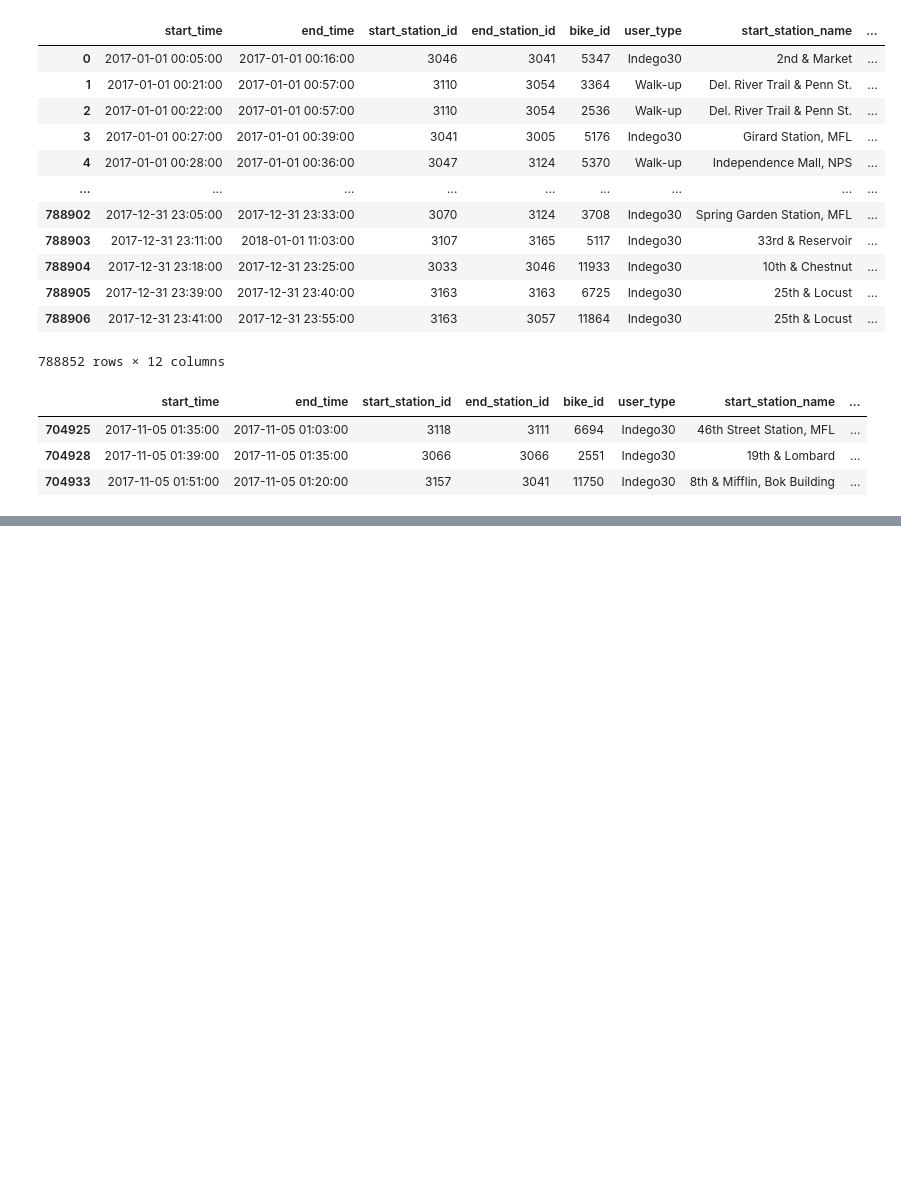
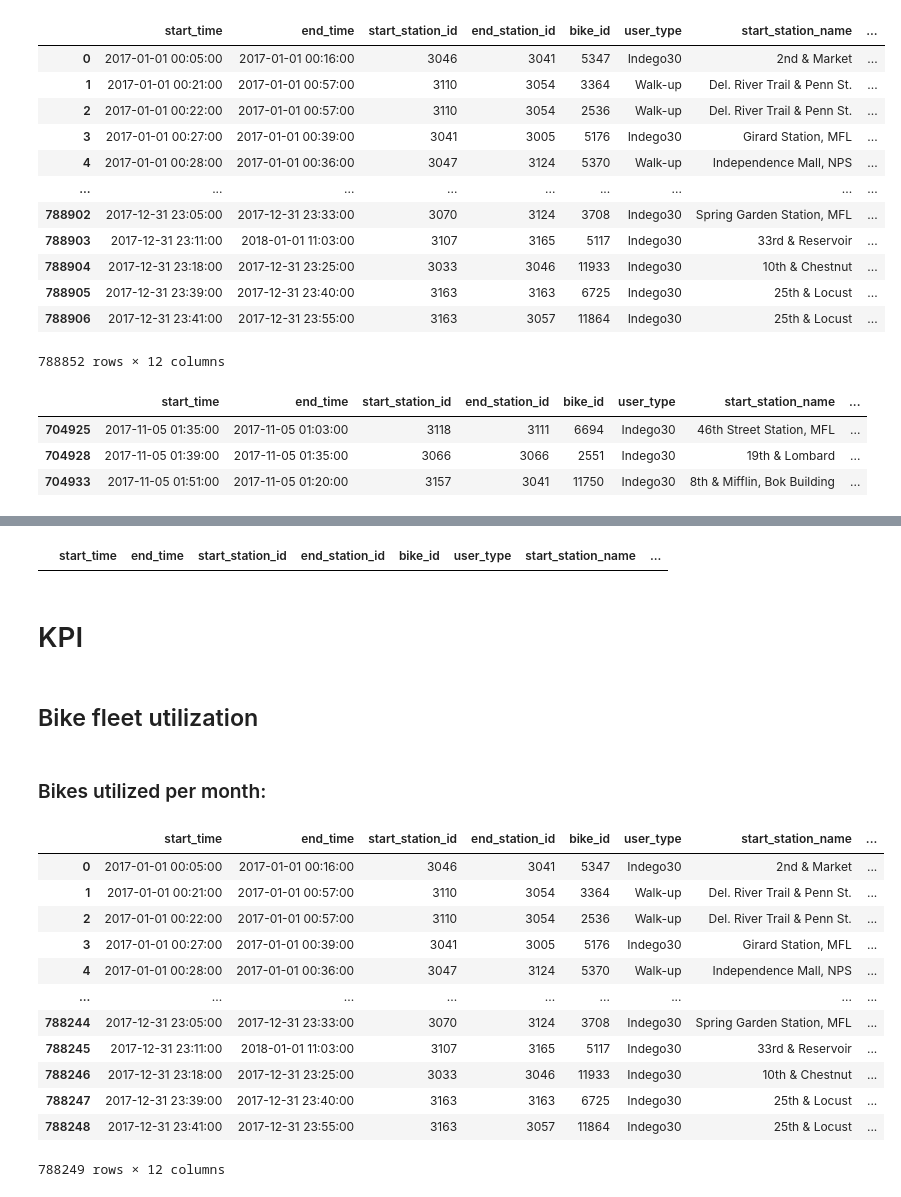
Before and after one commit to yassinehammou27/intentionally_blank, a Jupyter notebook: Team Assignment - Intentionally Blank.ipynb, the cells around one changed output, grey strips where cells are left out. Drawn from its saved outputs; the diff is of its cells as text; code cells hidden in the pictures; blank space fills up the shorter version.

```diff
--- a/Team Assignment - Intentionally Blank.ipynb
+++ b/Team Assignment - Intentionally Blank.ipynb
@@ -247,0 +224,32 @@ df_philadelphia_2017[df_philadelphia_2017["user_type"] == "Walk-up"]
+# %%
+df_philadelphia_2017 = df_philadelphia_2017[(df_philadelphia_2017["start_station_name"] != "3083") & (df_philadelphia_2017["end_station_name"] != "3083") ]
+df_philadelphia_2017[(df_philadelphia_2017["start_station_name"] == "3083") | (df_philadelphia_2017["end_station_name"] == "3083")]
+# %% [output]
+|  | start_time | end_time | start_station_id | end_station_id | bike_id | user_type | start_station_name | ... |
+# %%
+#Resetting the indexes
+df_philadelphia_2017.reset_index(drop = True, inplace = True)
+df_weather.reset_index(drop = True, inplace =True)
+# %% [markdown]
+# KPI
+# %% [markdown]
+## Bike fleet utilization
+# %% [markdown]
+### Bikes utilized per month:
+# %%
+df_phil_2017_util = pd.DataFrame(df_philadelphia_2017)
+df_phil_2017_util
+# %% [output]
+|  | start_time | end_time | start_station_id | end_station_id | bike_id | user_type | start_station_name | ... |
+| 0 | 2017-01-01 00:05:00 | 2017-01-01 00:16:00 | 3046 | 3041 | 5347 | Indego30 | 2nd & Market | ... |
+| 1 | 2017-01-01 00:21:00 | 2017-01-01 00:57:00 | 3110 | 3054 | 3364 | Walk-up | Del. River Trail & Penn St. | ... |
+| 2 | 2017-01-01 00:22:00 | 2017-01-01 00:57:00 | 3110 | 3054 | 2536 | Walk-up | Del. River Trail & Penn St. | ... |
+| 3 | 2017-01-01 00:27:00 | 2017-01-01 00:39:00 | 3041 | 3005 | 5176 | Indego30 | Girard Station, MFL | ... |
+| 4 | 2017-01-01 00:28:00 | 2017-01-01 00:36:00 | 3047 | 3124 | 5370 | Walk-up | Independence Mall, NPS | ... |
+| ... | ... | ... | ... | ... | ... | ... | ... | ... |
+| 788244 | 2017-12-31 23:05:00 | 2017-12-31 23:33:00 | 3070 | 3124 | 3708 | Indego30 | Spring Garden Station, MFL | ... |
+| 788245 | 2017-12-31 23:11:00 | 2018-01-01 11:03:00 | 3107 | 3165 | 5117 | Indego30 | 33rd & Reservoir | ... |
+| 788246 | 2017-12-31 23:18:00 | 2017-12-31 23:25:00 | 3033 | 3046 | 11933 | Indego30 | 10th & Chestnut | ... |
+| 788247 | 2017-12-31 23:39:00 | 2017-12-31 23:40:00 | 3163 | 3163 | 6725 | Indego30 | 25th & Locust | ... |
+| 788248 | 2017-12-31 23:41:00 | 2017-12-31 23:55:00 | 3163 | 3057 | 11864 | Indego30 | 25th & Locust | ... |
+788249 rows × 12 columns
```
Also changed, not shown: parts of 17 cells of this notebook.
